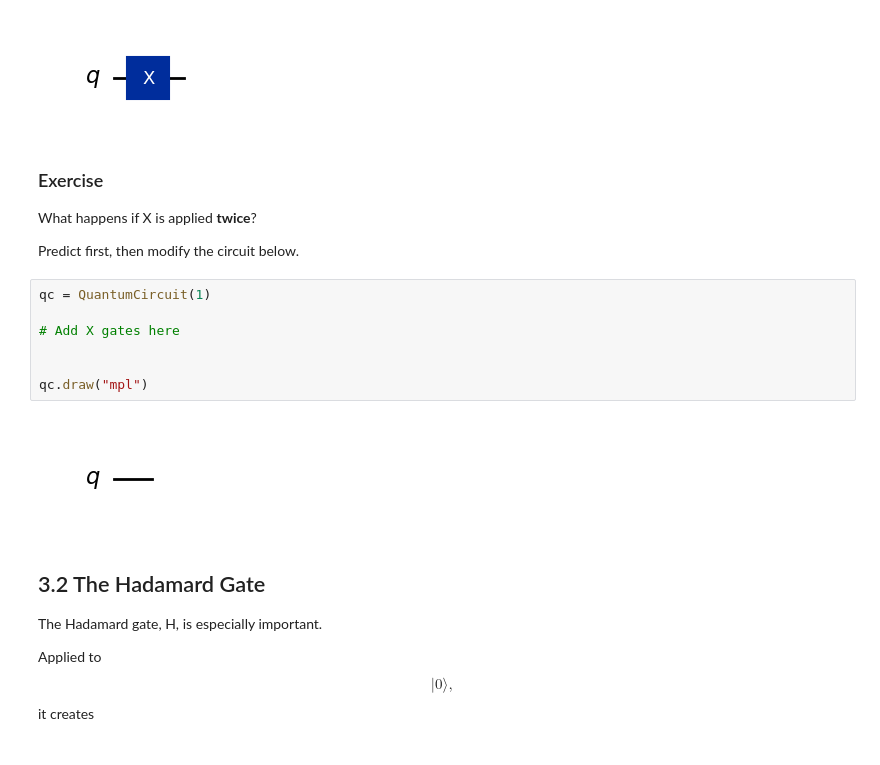
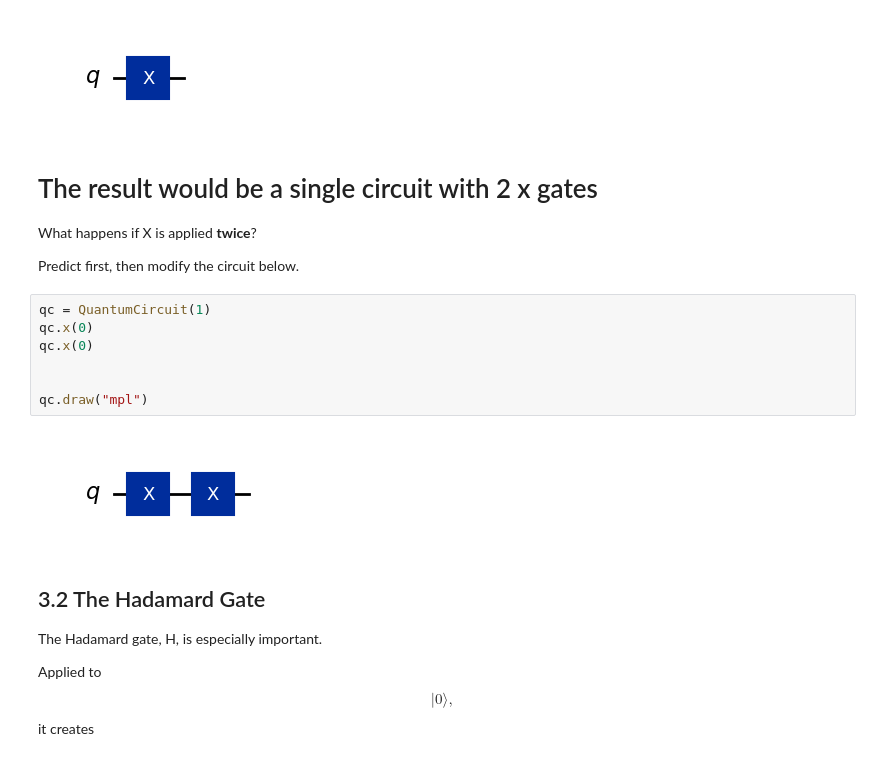
Before and after one commit to johnwonderful377-del/qff26xUIQC, a Jupyter notebook: Notebooks/Qiskit_Fall_Fest_Final_Beginner_Notebook.ipynb, the cells around one changed output. Cells and saved outputs as stored; diff of their text form.

```diff
--- a/Notebooks/Qiskit_Fall_Fest_Final_Beginner_Notebook.ipynb
+++ b/Notebooks/Qiskit_Fall_Fest_Final_Beginner_Notebook.ipynb
@@ -127,20 +167,20 @@ qc.draw("mpl")
 # %% [output]
 [figure]
 # %% [markdown]
-### Exercise
+# The result would be a single circuit with 2 x gates
 
 What happens if X is applied **twice**?
 
 Predict first, then modify the circuit below.
 # %%
 qc = QuantumCircuit(1)
-
-# Add X gates here
+qc.x(0)
+qc.x(0)
 
 
 qc.draw("mpl")
 # %% [output]
-[figure, old version]
+[figure, new version]
 # %% [markdown]
 ## 3.2 The Hadamard Gate
 
```
Also changed, not shown: parts of 8 cells of this notebook.
